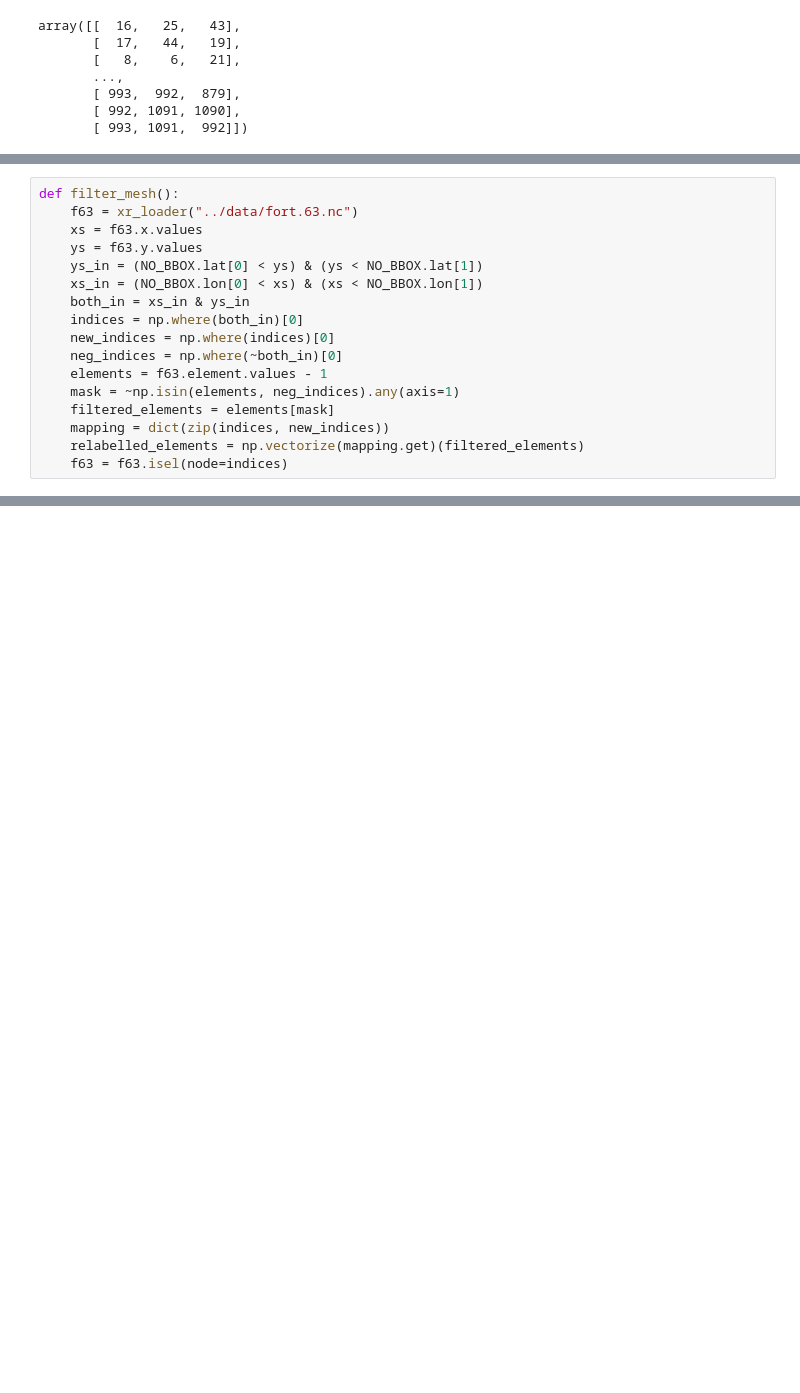
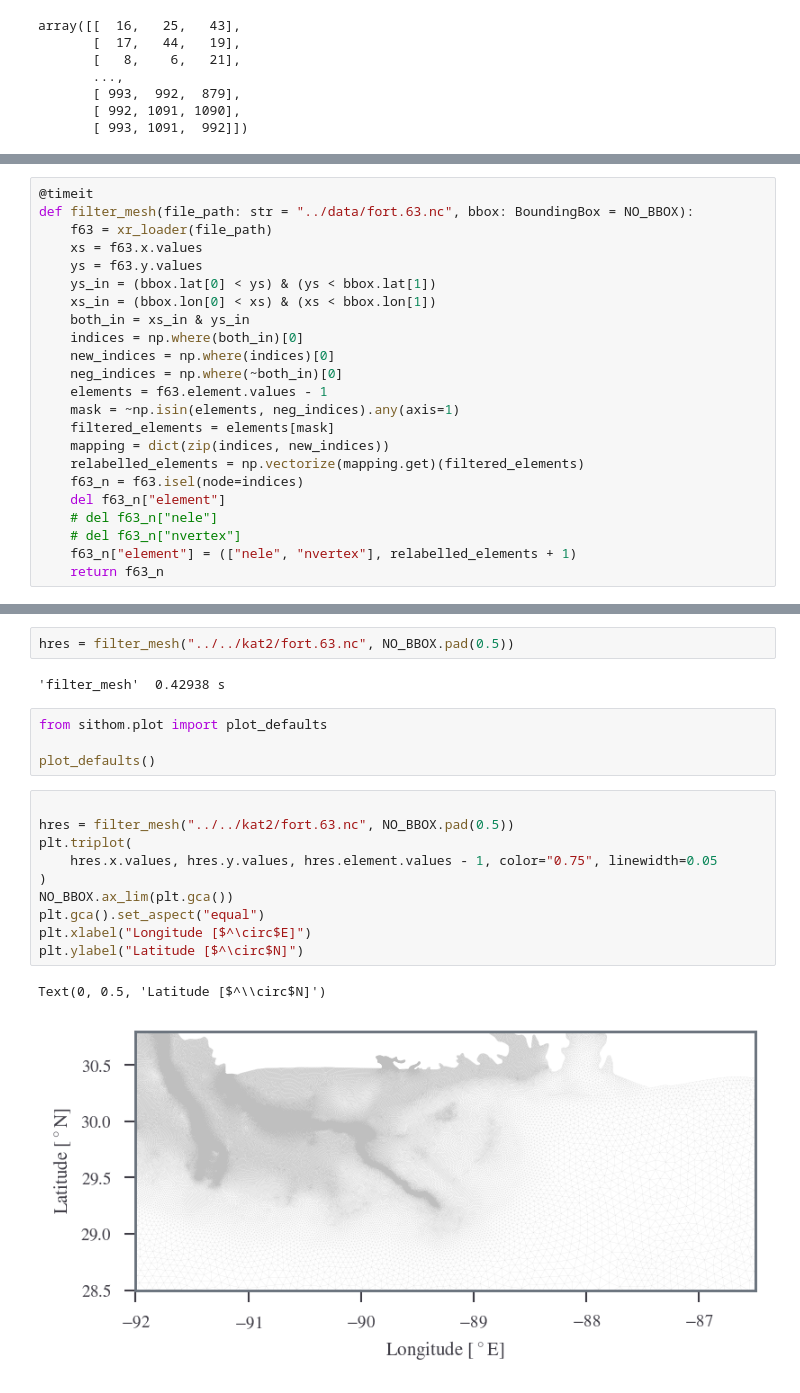
Before and after one commit to sdat2/PotentialHeight, a Jupyter notebook: ipynb/mesh.ipynb, the cells around one changed output, grey strips where cells are left out. Cells and saved outputs as stored; diff of their text form; blank space fills up the shorter version.

Commit message:
triangular mesh selection working well!

```diff
--- a/ipynb/mesh.ipynb
+++ b/ipynb/mesh.ipynb
@@ -135,10 +143,11 @@ plt.triplot(new_xs, new_ys, relabelled_elements, color='0.75')
 # %%
-def filter_mesh():
-    f63 = xr_loader("../data/fort.63.nc")
+@timeit
+def filter_mesh(file_path: str = "../data/fort.63.nc", bbox: BoundingBox = NO_BBOX):
+    f63 = xr_loader(file_path)
     xs = f63.x.values
     ys = f63.y.values
-    ys_in = (NO_BBOX.lat[0] < ys) & (ys < NO_BBOX.lat[1])
-    xs_in = (NO_BBOX.lon[0] < xs) & (xs < NO_BBOX.lon[1])
+    ys_in = (bbox.lat[0] < ys) & (ys < bbox.lat[1])
+    xs_in = (bbox.lon[0] < xs) & (xs < bbox.lon[1])
     both_in = xs_in & ys_in
     indices = np.where(both_in)[0]
     new_indices = np.where(indices)[0]
@@ -148,4 +157,9 @@ def filter_mesh():
     filtered_elements = elements[mask]
     mapping = dict(zip(indices, new_indices))
     relabelled_elements = np.vectorize(mapping.get)(filtered_elements)
-    f63 = f63.isel(node=indices)
+    f63_n = f63.isel(node=indices)
+    del f63_n["element"]
+    # del f63_n["nele"]
+    # del f63_n["nvertex"]
+    f63_n["element"] = (["nele", "nvertex"], relabelled_elements + 1)
+    return f63_n
@@ -151,0 +273,21 @@ def filter_mesh():
+# %%
+hres = filter_mesh("../../kat2/fort.63.nc", NO_BBOX.pad(0.5))
+# %% [output]
+'filter_mesh'  0.42938 s
+# %%
+from sithom.plot import plot_defaults
+
+plot_defaults()
+# %%
+
+hres = filter_mesh("../../kat2/fort.63.nc", NO_BBOX.pad(0.5))
+plt.triplot(
+    hres.x.values, hres.y.values, hres.element.values - 1, color="0.75", linewidth=0.05
+)
+NO_BBOX.ax_lim(plt.gca())
+plt.gca().set_aspect("equal")
+plt.xlabel("Longitude [$^\circ$E]")
+plt.ylabel("Latitude [$^\circ$N]")
+# %% [output]
+Text(0, 0.5, 'Latitude [$^\\circ$N]')
+[figure, added]
```
Also changed, not shown: parts of 11 cells of this notebook, 7 other files.
